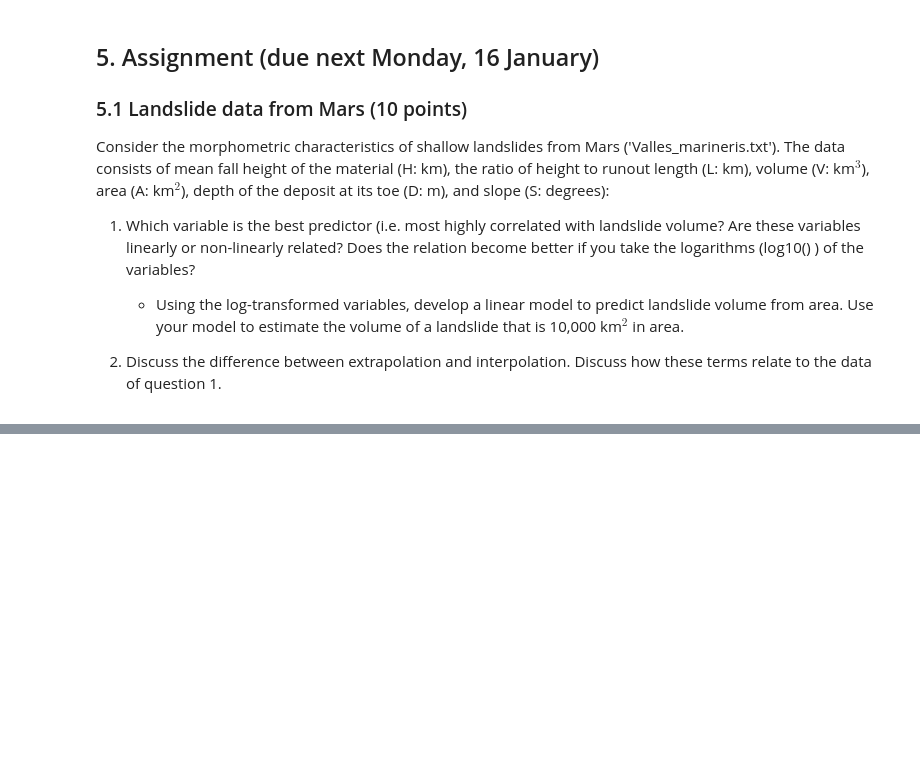
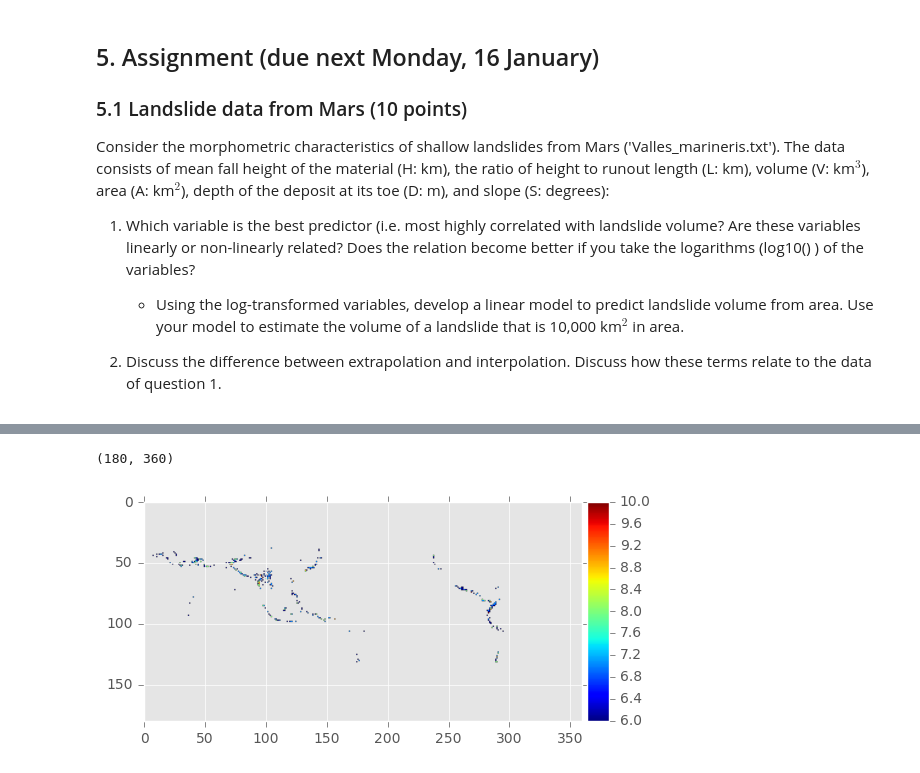
Before and after one commit to bmenounos/geog311_lab1, a Jupyter notebook: geog311_lab1.ipynb, the cells around one changed output, grey strips where cells are left out. Cells and saved outputs as stored; diff of their text form; code cells hidden in the pictures; blank space fills up the shorter version.

```diff
--- a/geog311_lab1.ipynb
+++ b/geog311_lab1.ipynb
@@ -81,5 +79,8 @@ import pandas as pd
 # %%
+## This is code bock in a workbook. Any commands (comments) not interpreted by Python are
+## denoted with a pound sign (#) before them.
+import pandas as pd
 import numpy as np
 import matplotlib.pyplot as plt
 import matplotlib
-matplotlib.style.use('ggplot')
+##matplotlib.style.use('ggplot')
@@ -325,0 +301,43 @@ plt.show()
+# %%
+from osgeo import gdal
+from osgeo.gdalconst import *
+from mpl_toolkits.axes_grid1 import make_axes_locatable
+
+
+## this is a Geotiff. A special type of tiff file that has spatial attributes about it.
+f_in = 'landslide_hazards.tif'
+
+## open up geotiff file
+ds = gdal.Open(f_in, gdal.GA_ReadOnly)
+band = ds.GetRasterBand(1)
+lhazard = band.ReadAsArray()
+## remove geotiff from memory to save space
+del ds
+
+## set any elevations below zero to missing
+lhazard[lhazard < 0] = np.nan
+
+## the 2D array starts at 180W instead of 0E so this line simply
+## shifts origin to align with ppt and elevation data used below
+## if you're interested in what it does you can look here
+## https://docs.scipy.org/doc/numpy/reference/generated/numpy.hstack.html#numpy.hstack
+
+lhazard = np.hstack((lhazard[:,179:360], lhazard[:,0:179]))
+
+print(np.shape(lhazard))
+
+## make a plot of hazards
+plt.figure()
+ax = plt.gca()
+im = ax.imshow(lhazard)
+
+# create an axes on the right side of ax. The width of cax will be 5%
+# of ax and the padding between cax and ax will be fixed at 0.05 inch.
+divider = make_axes_locatable(ax)
+cax = divider.append_axes("right", size="5%", pad=0.05)
+
+plt.colorbar(im, cax=cax)
+plt.show()
+# %% [output]
+(180, 360)
+[figure, added]
```
Also changed, not shown: parts of 11 cells of this notebook.
